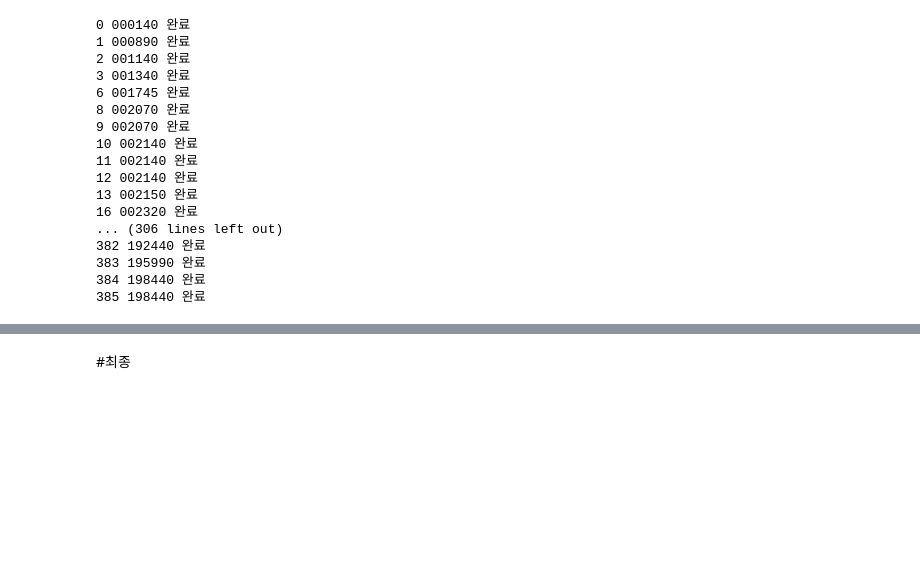
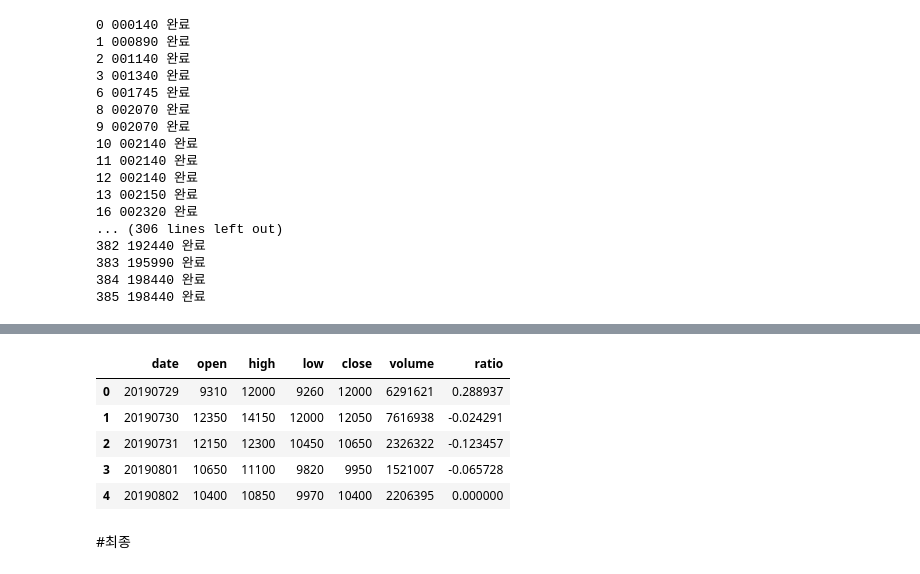
Before and after one commit to KIMJUNYOUNG0125/Strategy, a Jupyter notebook: 02.monitor_shcode_adding.ipynb, the cells around one changed output, grey strips where cells are left out. Cells and saved outputs as stored; diff of their text form; code cells hidden in the pictures; blank space fills up the shorter version.

```diff
--- a/02.monitor_shcode_adding.ipynb
+++ b/02.monitor_shcode_adding.ipynb
@@ -281,0 +279,2 @@ def fun_average_volume_test(array_df, ratio_test, total_volume_test):
+# %%
+df['ratio'] = df['close'] / df['open'] - 1
@@ -282,2 +340,11 @@ def fun_average_volume_test(array_df, ratio_test, total_volume_test):
+# %%
+df.head()
+# %% [output]
+|  | date | open | high | low | close | volume | ratio |
+| 0 | 20190729 | 9310 | 12000 | 9260 | 12000 | 6291621 | 0.288937 |
+| 1 | 20190730 | 12350 | 14150 | 12000 | 12050 | 7616938 | -0.024291 |
+| 2 | 20190731 | 12150 | 12300 | 10450 | 10650 | 2326322 | -0.123457 |
+| 3 | 20190801 | 10650 | 11100 | 9820 | 9950 | 1521007 | -0.065728 |
+| 4 | 20190802 | 10400 | 10850 | 9970 | 10400 | 2206395 | 0.000000 |
 # %% [markdown]
 #최종
```
Also changed, not shown: parts of 24 cells of this notebook, 1 other file.
